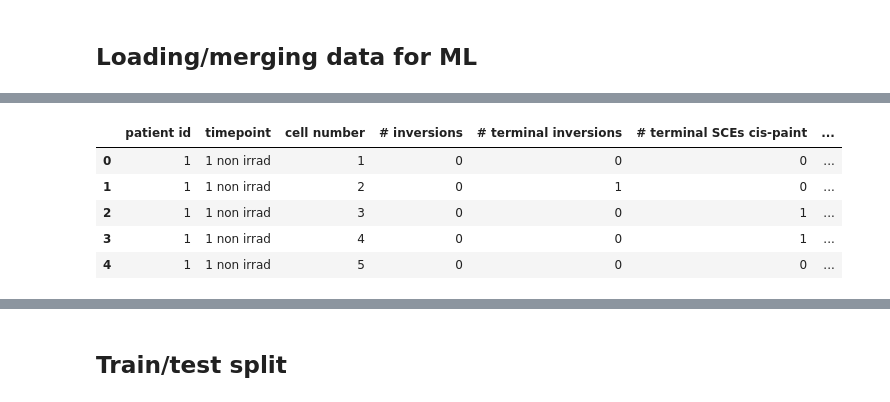
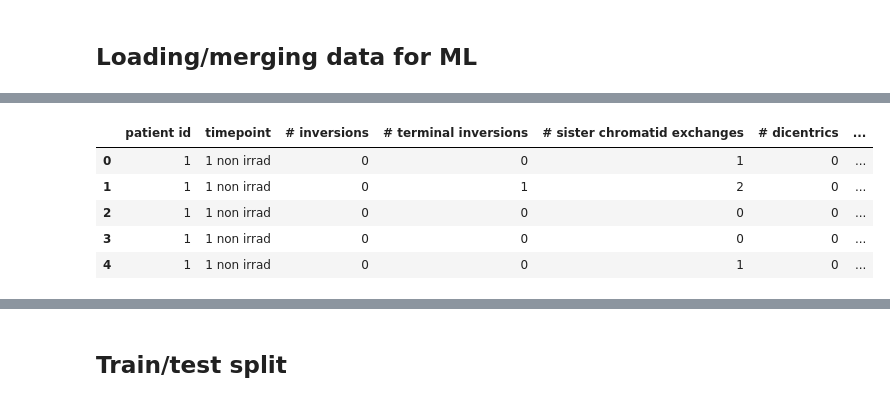
Before and after one commit to Jared-Luxton/radiation-therapy-machine-learning, a Jupyter notebook: workflow & notebooks/03a Radiation Sensitivity of Patients Data Machine Learning.ipynb, the cells around one changed output, grey strips where cells are left out. Saved outputs shown, nothing was run; the diff lists cells and outputs as text; code cells hidden in the pictures.

```diff
--- a/workflow & notebooks/03a Radiation Sensitivity of Patients Data Machine Learning.ipynb
+++ b/workflow & notebooks/03a Radiation Sensitivity of Patients Data Machine Learning.ipynb
@@ -510,12 +358,13 @@ plt.savefig('predicting # short telos 3 months post.png')
 # %%
 all_chr_aberr_df = pd.read_csv('../compiled patient data csv files/all_chr_aberr_df.csv')
-grp_chr_df = all_chr_aberr_df.groupby(['patient id', 'timepoint', 'cell number']).agg('sum').reset_index()
-grp_chr_df.drop(['chromosome'], axis=1, inplace=True)
-grp_chr_df.head()
+
+general_cleaner = Pipeline([('cleaner', trp.general_chr_aberr_cleaner())])
+cleaned_chr_df = general_cleaner.fit_transform(all_chr_aberr_df)
+cleaned_chr_df.head()
 # %% [output]
-|  | patient id | timepoint | cell number | # inversions | # terminal inversions | # terminal SCEs cis-paint | ... |
-| 0 | 1 | 1 non irrad | 1 | 0 | 0 | 0 | ... |
-| 1 | 1 | 1 non irrad | 2 | 0 | 1 | 0 | ... |
-| 2 | 1 | 1 non irrad | 3 | 0 | 0 | 1 | ... |
-| 3 | 1 | 1 non irrad | 4 | 0 | 0 | 1 | ... |
-| 4 | 1 | 1 non irrad | 5 | 0 | 0 | 0 | ... |
+|  | patient id | timepoint | # inversions | # terminal inversions | # sister chromatid exchanges | # dicentrics | ... |
+| 0 | 1 | 1 non irrad | 0 | 0 | 1 | 0 | ... |
+| 1 | 1 | 1 non irrad | 0 | 1 | 2 | 0 | ... |
+| 2 | 1 | 1 non irrad | 0 | 0 | 0 | 0 | ... |
+| 3 | 1 | 1 non irrad | 0 | 0 | 0 | 0 | ... |
+| 4 | 1 | 1 non irrad | 0 | 0 | 1 | 0 | ... |
```
Also changed, not shown: parts of 50 cells of this notebook, 2 other files.
